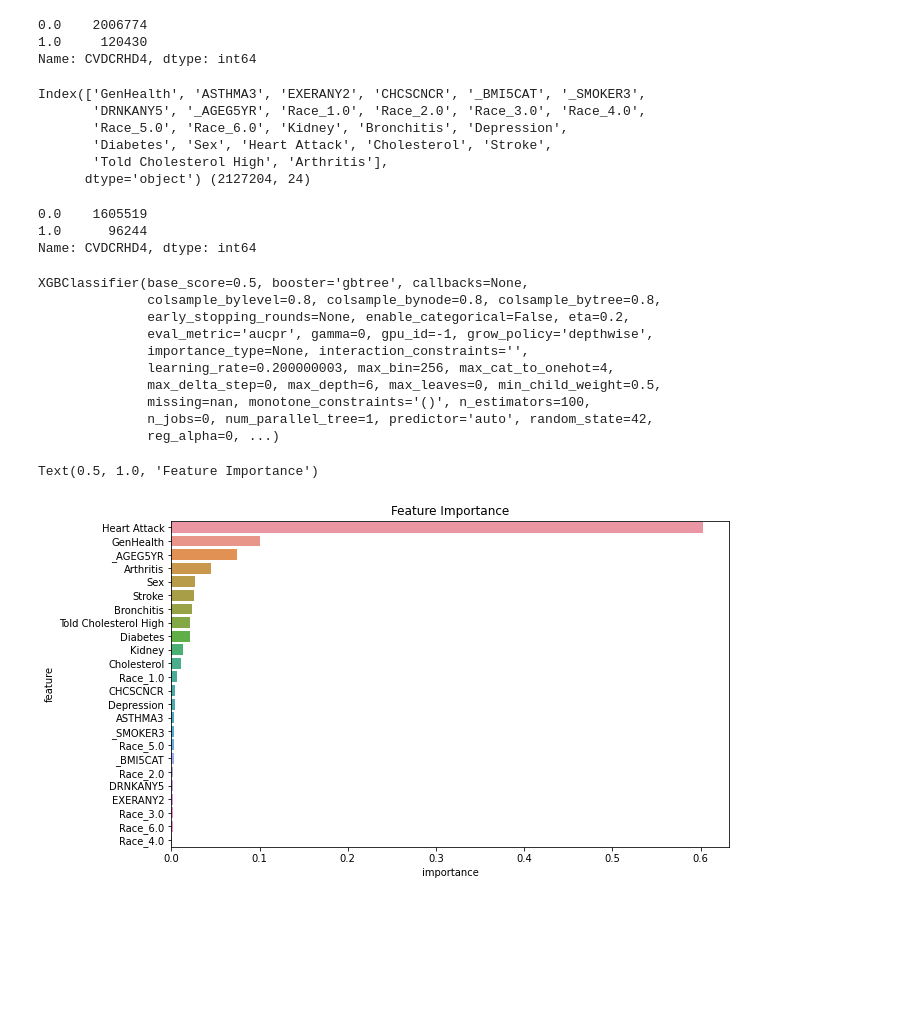
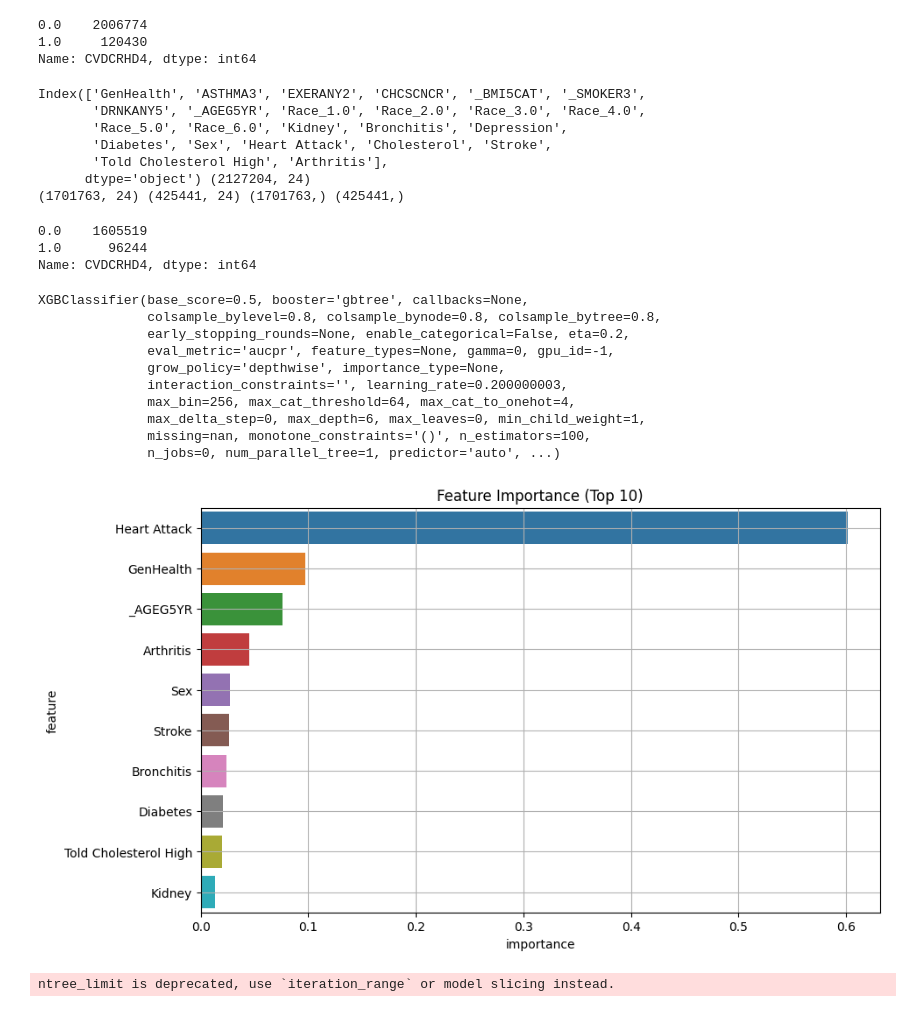
Before and after one commit to daniel-zm-fang/Heart-Disease-Prediction, a Jupyter notebook: exploratory scripts/exploration_5.ipynb, the cells around one changed output. Saved outputs shown, nothing was run; the diff lists cells and outputs as text; code cells hidden in the pictures; blank space fills up the shorter version.

Commit message:
add SHAP values and more comments

```diff
--- a/exploratory scripts/exploration_5.ipynb
+++ b/exploratory scripts/exploration_5.ipynb
@@ -23,6 +25,7 @@ print(X.columns, X.shape)
 
 X = std_scaler.fit_transform(X)
 X_train, X_test, y_train, y_test = train_test_split(X, y, test_size=0.2, random_state=42)
+print(X_train.shape, X_test.shape, y_train.shape, y_test.shape)
 # %% [output]
 Index(['GenHealth', 'ASTHMA3', 'EXERANY2', 'CHCSCNCR', '_BMI5CAT', '_SMOKER3',
        'DRNKANY5', '_AGEG5YR', 'Race_1.0', 'Race_2.0', 'Race_3.0', 'Race_4.0',
@@ -30,6 +33,7 @@ Index(['GenHealth', 'ASTHMA3', 'EXERANY2', 'CHCSCNCR', '_BMI5CAT', '_SMOKER3',
        'Diabetes', 'Sex', 'Heart Attack', 'Cholesterol', 'Stroke',
        'Told Cholesterol High', 'Arthritis'],
       dtype='object') (2127204, 24)
+(1701763, 24) (425441, 24) (1701763,) (425441,)
 # %%
 counts = y_train.value_counts()
 print(counts)
@@ -39,27 +43,35 @@ scale_pos_weight = counts[0] / counts[1]
 1.0      96244
 Name: CVDCRHD4, dtype: int64
 # %%
-model = XGBClassifier(scale_pos_weight=scale_pos_weight, random_state=42, colsample_bytree=0.8, colsample_bylevel=0.8, colsample_bynode=0.8, eta=0.2, eval_metric='aucpr')
+model = xgb.XGBClassifier(scale_pos_weight=scale_pos_weight, random_state=42, colsample_bytree=0.8, colsample_bylevel=0.8, colsample_bynode=0.8, eta=0.2, eval_metric='aucpr')
 model.fit(X_train, y_train)
 # %% [output]
 XGBClassifier(base_score=0.5, booster='gbtree', callbacks=None,
               colsample_bylevel=0.8, colsample_bynode=0.8, colsample_bytree=0.8,
               early_stopping_rounds=None, enable_categorical=False, eta=0.2,
-              eval_metric='aucpr', gamma=0, gpu_id=-1, grow_policy='depthwise',
-              importance_type=None, interaction_constraints='',
-              learning_rate=0.200000003, max_bin=256, max_cat_to_onehot=4,
-              max_delta_step=0, max_depth=6, max_leaves=0, min_child_weight=0.5,
+              eval_metric='aucpr', feature_types=None, gamma=0, gpu_id=-1,
+              grow_policy='depthwise', importance_type=None,
+              interaction_constraints='', learning_rate=0.200000003,
+              max_bin=256, max_cat_threshold=64, max_cat_to_onehot=4,
+              max_delta_step=0, max_depth=6, max_leaves=0, min_child_weight=1,
               missing=nan, monotone_constraints='()', n_estimators=100,
-              n_jobs=0, num_parallel_tree=1, predictor='auto', random_state=42,
-              reg_alpha=0, ...)
+              n_jobs=0, num_parallel_tree=1, predictor='auto', ...)
 # %%
-# feature importance
-feature_importance = pd.DataFrame({'feature': data.drop(['CVDCRHD4'], axis=1).columns, 'importance': model.feature_importances_})
+# feature importance (top 10)
+feature_cols = data.drop(['CVDCRHD4'], axis=1).columns
+feature_importance = pd.DataFrame({'feature': feature_cols, 'importance': model.feature_importances_})
 feature_importance = feature_importance.sort_values('importance', ascending=False)
 # plot
 plt.figure(figsize=(10, 6))
-sns.barplot(x='importance', y='feature', data=feature_importance)
-plt.title('Feature Importance')
+sns.barplot(x='importance', y='feature', data=feature_importance.iloc[:10, :])
+plt.title('Feature Importance (Top 10)')
+plt.grid()
+plt.show()
 # %% [output]
-Text(0.5, 1.0, 'Feature Importance')
-[figure, old version]
+[figure, new version]
+# %%
+# use SHAP to explain model using samples from test set
+explainer = shap.TreeExplainer(model)
+shap_values = explainer.shap_values(X_test)
+# %% [output]
+ntree_limit is deprecated, use `iteration_range` or model slicing instead.
```
Also changed, not shown: parts of 5 cells of this notebook, 6 other files.
